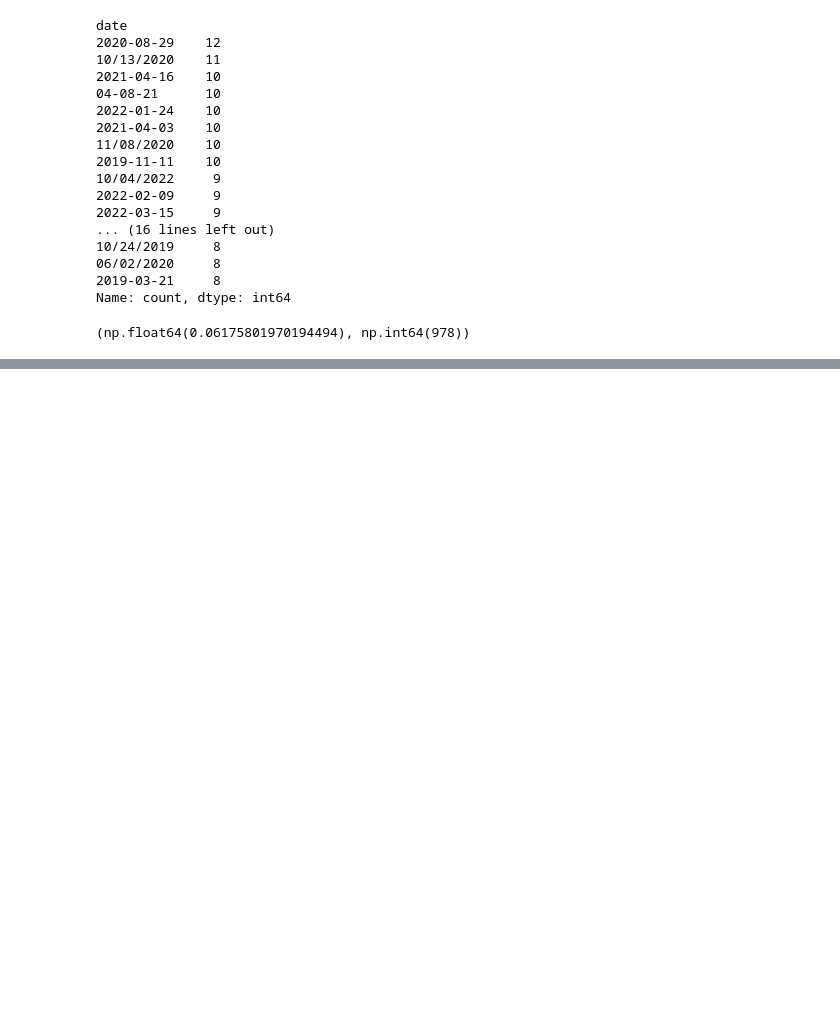
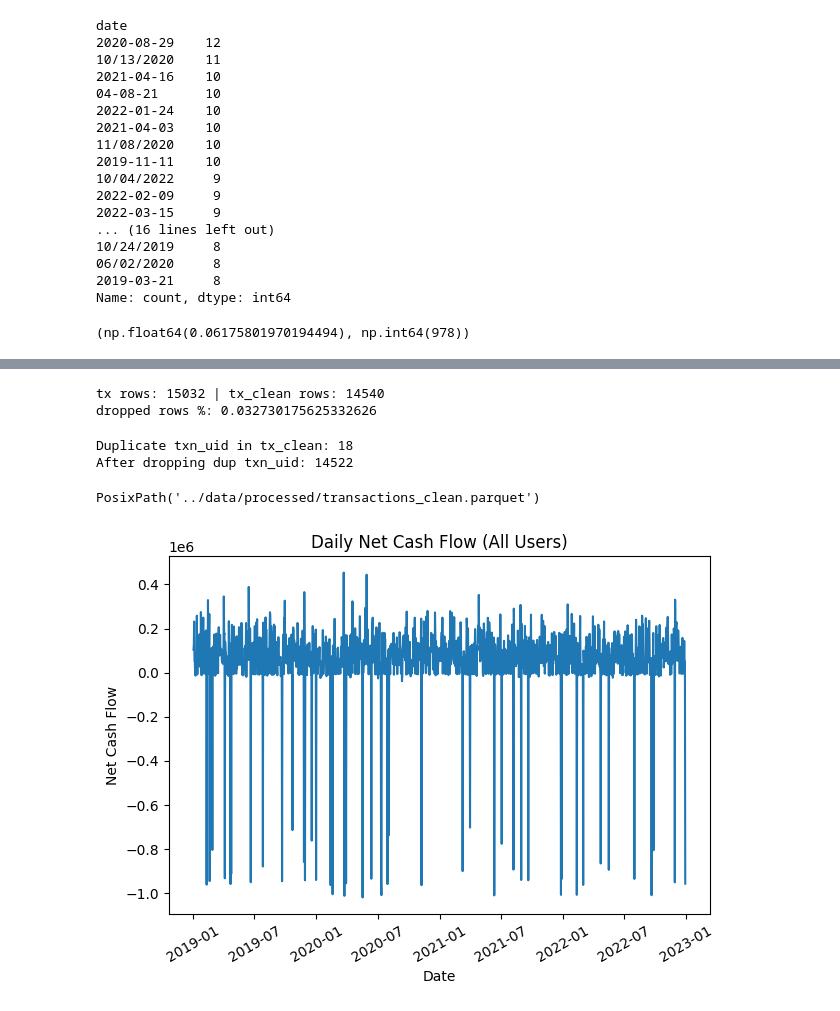
Before and after one commit to Sankar16/spend-sense, a Jupyter notebook: notebooks/01_eda.ipynb, the cells around one changed output, grey strips where cells are left out. Saved outputs shown, nothing was run; the diff lists cells and outputs as text; code cells hidden in the pictures; blank space fills up the shorter version.

Commit message:
feat: EDA + data quality checks + canonical transactions table

```diff
--- a/notebooks/01_eda.ipynb
+++ b/notebooks/01_eda.ipynb
@@ -189,0 +437,56 @@ df_dirty[df_dirty["transaction_id"].duplicated(keep=False)]\
+# %%
+tx = pd.DataFrame({
+    "txn_uid": df["txn_uid"],
+    "source_transaction_id": df["transaction_id"].astype(str).str.strip(),
+    "user_id": df["user_id"].astype(str).str.strip(),
+    "date": df["date_parsed"],
+    "direction": df["transaction_type_norm"],
+    "category": df["category_norm"],
+    "amount": df["amount_num"],
+    "payment_mode": df["payment_mode_norm"],
+    "location": df["location_norm"],
+    "notes": df["notes_norm"],
+})
+
+# Minimal validity rules (needed for any analytics/modeling)
+bad = tx["date"].isna() | tx["amount"].isna() | tx["direction"].isna()
+tx_clean = tx.loc[~bad].copy()
+
+print("tx rows:", len(tx), "| tx_clean rows:", len(tx_clean))
+print("dropped rows %:", bad.mean())
+# %% [output]
+tx rows: 15032 | tx_clean rows: 14540
+dropped rows %: 0.032730175625332626
+# %%
+dup_uid = tx_clean["txn_uid"].duplicated().sum()
+print("Duplicate txn_uid in tx_clean:", dup_uid)
+
+tx_clean = tx_clean.drop_duplicates(subset=["txn_uid"], keep="first")
+print("After dropping dup txn_uid:", len(tx_clean))
+# %% [output]
+Duplicate txn_uid in tx_clean: 18
+After dropping dup txn_uid: 14522
+# %%
+out_path = PROCESSED_DIR / "transactions_clean.parquet"
+tx_clean.to_parquet(out_path, index=False)
+out_path
+# %% [output]
+PosixPath('../data/processed/transactions_clean.parquet')
+# %%
+daily = (
+    tx_clean.assign(signed_amount=lambda d: np.where(d["direction"]=="Expense", -d["amount"], d["amount"]))
+    .groupby("date", as_index=False)["signed_amount"].sum()
+    .sort_values("date")
+)
+
+plt.figure()
+plt.plot(daily["date"], daily["signed_amount"])
+plt.title("Daily Net Cash Flow (All Users)")
+plt.xlabel("Date")
+plt.ylabel("Net Cash Flow")
+plt.xticks(rotation=30)
+plt.tight_layout()
+plt.savefig(FIG_DIR / "daily_net_cashflow_all_users.png", dpi=150)
+plt.show()
+# %% [output]
+[figure, added]
```
Also changed, not shown: parts of 13 cells of this notebook.
